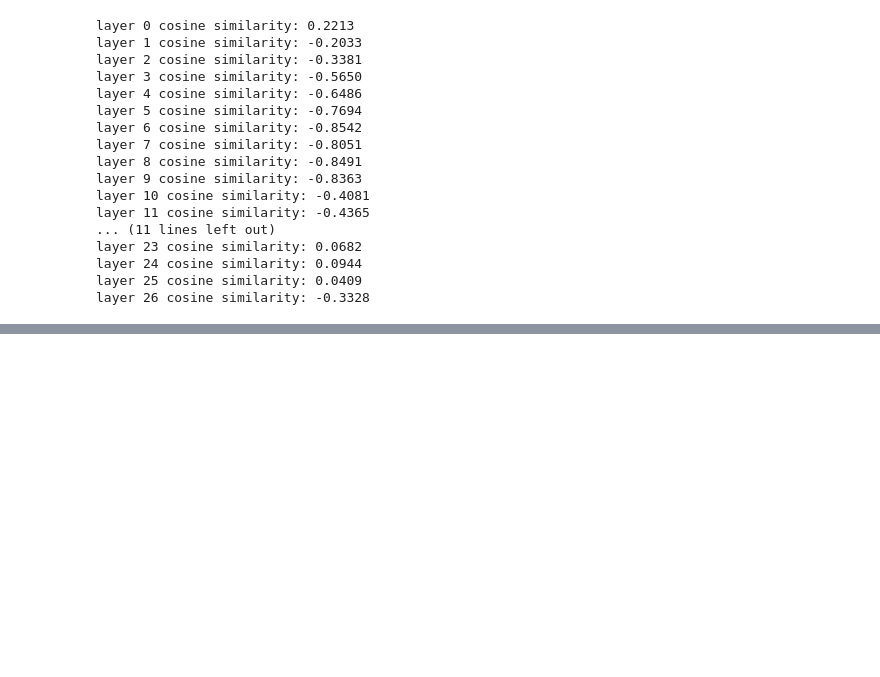
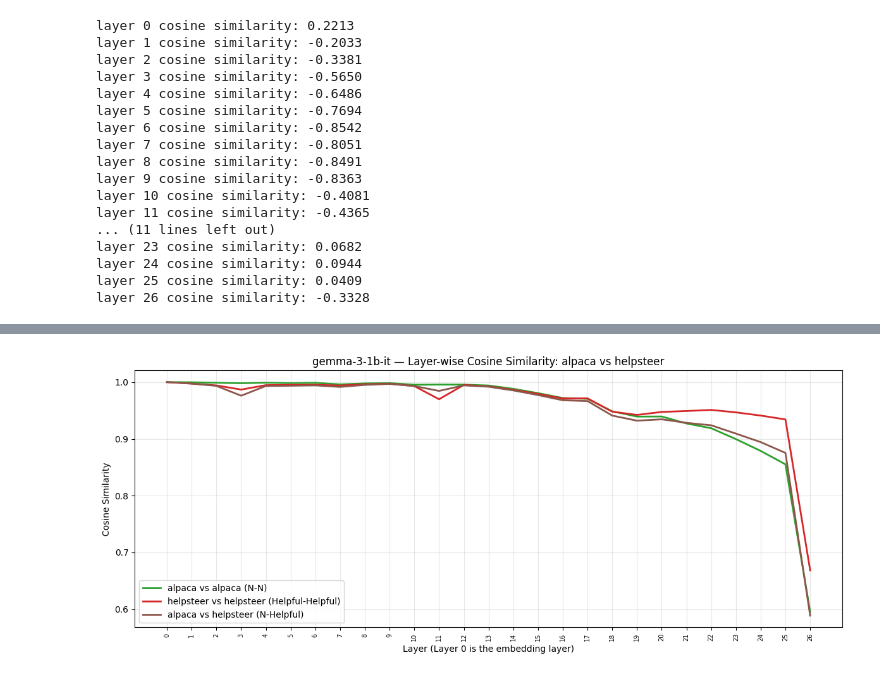
Before and after one commit to khalidraisi/safety-utility-disentanglement, a Jupyter notebook: code/dom/dom_gemma3_1b.ipynb, the cells around one changed output, grey strips where cells are left out. Saved outputs shown, nothing was run; the diff lists cells and outputs as text; code cells hidden in the pictures; blank space fills up the shorter version.

```diff
--- a/code/dom/dom_gemma3_1b.ipynb
+++ b/code/dom/dom_gemma3_1b.ipynb
@@ -127,0 +200,13 @@ layer 26 cosine similarity: -0.3328
+# %%
+a_mean, a_std, c_mean, c_std, x_mean, x_std = ll.get_similarity_plot(
+    anchor_acts=harmless_1b,
+    contrast_acts=utility_1b,
+    anchor_label="alpaca",
+    contrast_label="helpsteer",
+    anchor_code="N",
+    contrast_code="Helpful",
+    model_name="gemma-3-1b-it",
+    combined=True,
+)
+# %% [output]
+[figure, added]
```
Also changed, not shown: parts of 10 cells of this notebook, 34 other files.
